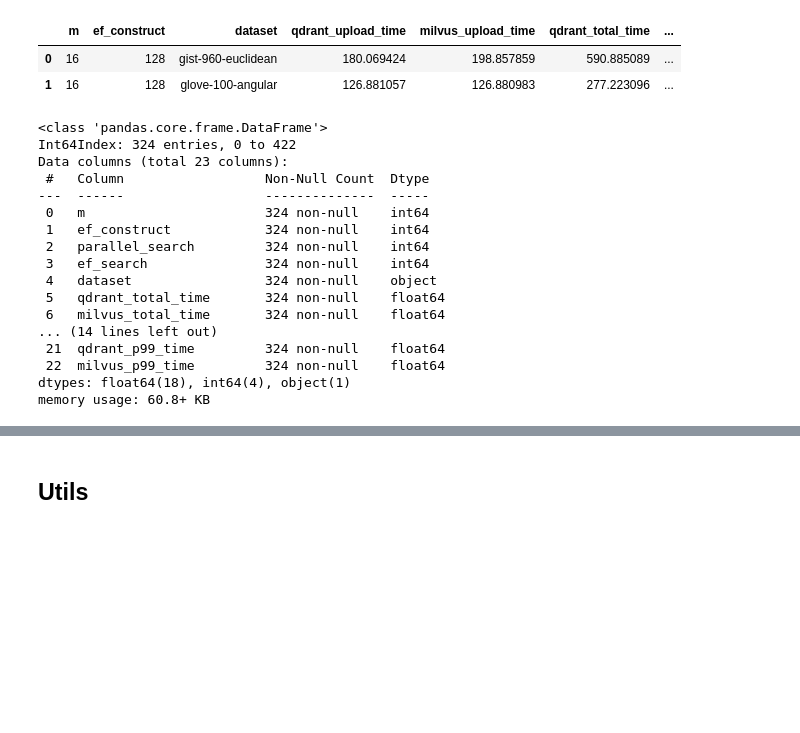
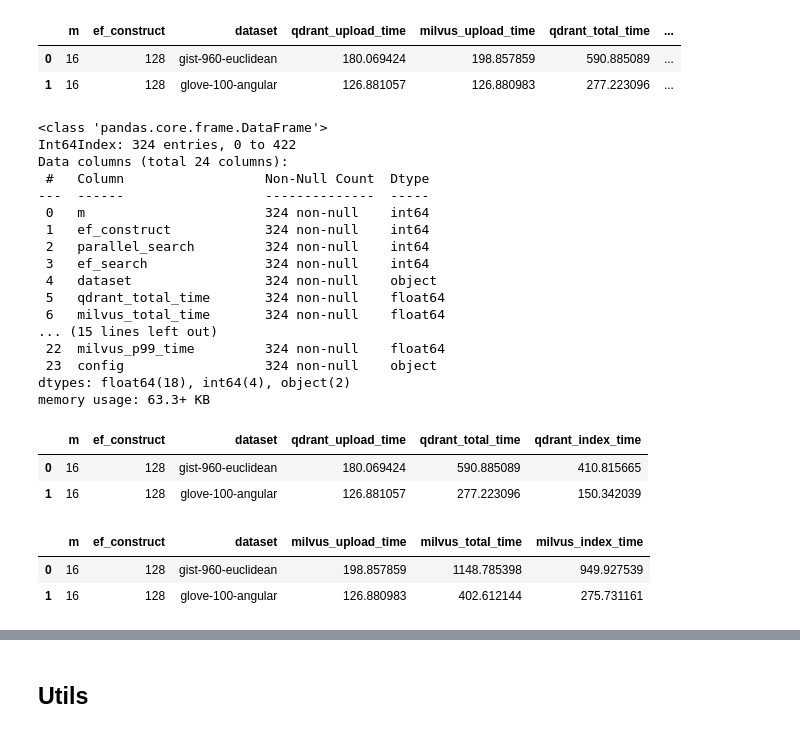
Before and after one commit to ntua-el20069/ADIS-vector-db-benchmark, a Jupyter notebook: results/analysis.ipynb, the cells around one changed output, grey strips where cells are left out. Saved outputs shown, nothing was run; the diff lists cells and outputs as text; code cells hidden in the pictures; blank space fills up the shorter version.

```diff
--- a/results/analysis.ipynb
+++ b/results/analysis.ipynb
@@ -103,6 +103,23 @@ tested_upload_df['qdrant_index_time'] = ( tested_upload_df['qdrant_total_time']
 tested_upload_df['milvus_index_time'] = ( tested_upload_df['milvus_total_time'] - tested_upload_df['milvus_upload_time'] )
 # drop rows with ef_search = 64 (it is available only in Qdrant, not in Milvus)
 tested_search_df = tested_search_df[tested_search_df["ef_search"] != 64]
+# add a config column for search dfs
+tested_search_df['config'] = (
+    'm-' + tested_search_df['m'].astype(str) +
+    '-ef-' + tested_search_df['ef_search'].astype(str) +
+    '-parallel-' + tested_search_df['parallel_search'].astype(str) +
+    '-ef-search-' + tested_search_df['ef_search'].astype(str)
+)
+
+# separate tables for Qdrant and Milvus
+qdrant_upload_df = tested_upload_df.drop(columns=[col for col in tested_upload_df.columns if 'milvus' in col])
+milvus_upload_df = tested_upload_df.drop(columns=[col for col in tested_upload_df.columns if 'qdrant' in col])
+qdrant_search_df = tested_search_df.drop(columns=[col for col in tested_search_df.columns if 'milvus' in col])
+milvus_search_df = tested_search_df.drop(columns=[col for col in tested_search_df.columns if 'qdrant' in col])
+
+# add rounded mean precisions column for each DB and config description column
+qdrant_search_df['mean_precisions_rounded'] = qdrant_search_df['qdrant_mean_precisions'].round(2)
+milvus_search_df['mean_precisions_rounded'] = milvus_search_df['milvus_mean_precisions'].round(2)
 
 # Register as SQL tables
 tested_upload_df.to_sql(name='tested_upload_df', con=conn)
@@ -118,7 +135,7 @@ tested_search_df.info()
 # %% [output]
 <class 'pandas.core.frame.DataFrame'>
 Int64Index: 324 entries, 0 to 422
-Data columns (total 23 columns):
+Data columns (total 24 columns):
  #   Column                  Non-Null Count  Dtype
 ---  ------                  --------------  -----
  0   m                       324 non-null    int64
@@ -128,8 +145,20 @@ Data columns (total 23 columns):
  4   dataset                 324 non-null    object
  5   qdrant_total_time       324 non-null    float64
  6   milvus_total_time       324 non-null    float64
-... (14 lines left out)
- 21  qdrant_p99_time         324 non-null    float64
+... (15 lines left out)
  22  milvus_p99_time         324 non-null    float64
-dtypes: float64(18), int64(4), object(1)
-memory usage: 60.8+ KB
+ 23  config                  324 non-null    object
+dtypes: float64(18), int64(4), object(2)
+memory usage: 63.3+ KB
+# %%
+qdrant_upload_df.head(2)
+# %% [output]
+|  | m | ef_construct | dataset | qdrant_upload_time | qdrant_total_time | qdrant_index_time |
+| 0 | 16 | 128 | gist-960-euclidean | 180.069424 | 590.885089 | 410.815665 |
+| 1 | 16 | 128 | glove-100-angular | 126.881057 | 277.223096 | 150.342039 |
+# %%
+milvus_upload_df.head(2)
+# %% [output]
+|  | m | ef_construct | dataset | milvus_upload_time | milvus_total_time | milvus_index_time |
+| 0 | 16 | 128 | gist-960-euclidean | 198.857859 | 1148.785398 | 949.927539 |
+| 1 | 16 | 128 | glove-100-angular | 126.880983 | 402.612144 | 275.731161 |
```
Also changed, not shown: parts of 10 cells of this notebook.
